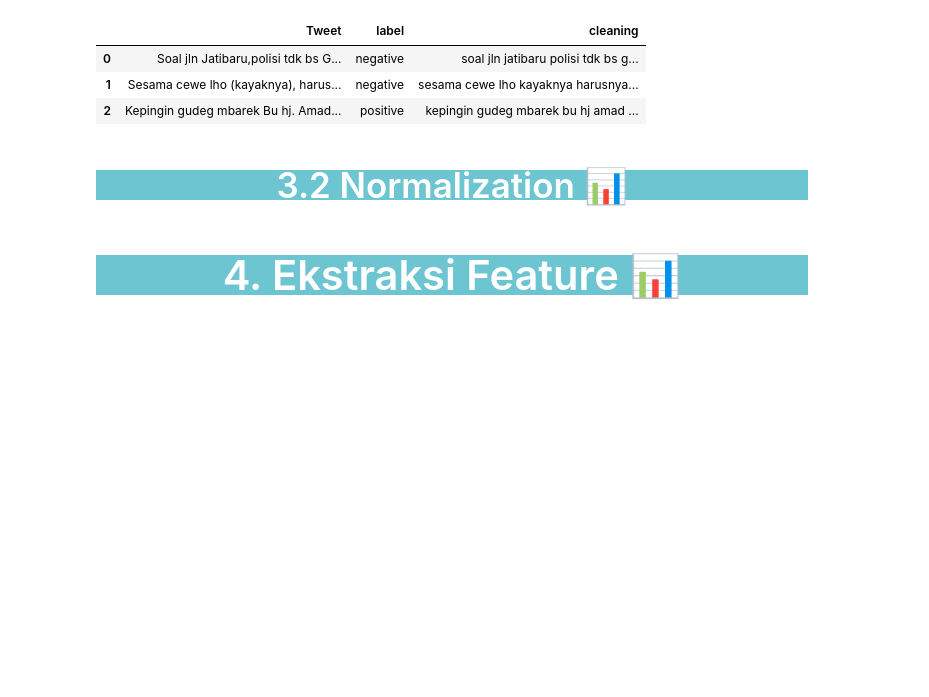
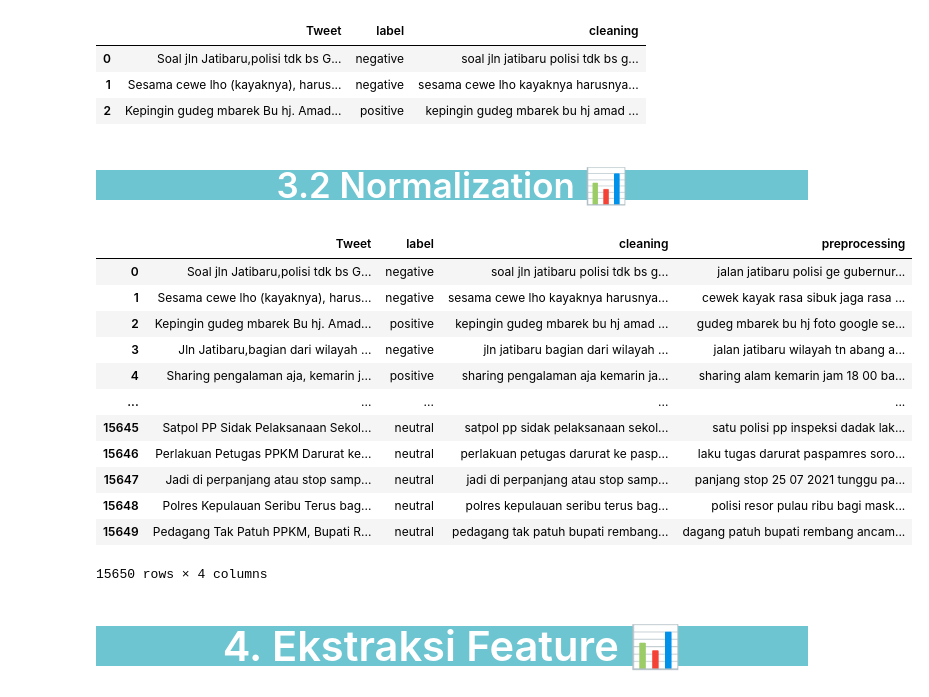
Before and after one commit to rizkyyanuark/Sentiment-Analysis-KIPK-based-Tweets-from-X, a Jupyter notebook: Sentiment_Analisis_Program_KIPK_Glove.ipynb, the cells around one changed output. Saved outputs shown, nothing was run; the diff lists cells and outputs as text; code cells hidden in the pictures; blank space fills up the shorter version.

```diff
--- a/Sentiment_Analisis_Program_KIPK_Glove.ipynb
+++ b/Sentiment_Analisis_Program_KIPK_Glove.ipynb
@@ -405,40 +402,54 @@ def transform_emoticons(text):
     text = text.replace(":\"))", "<menangis bahagia>")
     text = text.replace(":\")", "<menangis bahagia>")
     text = text.replace(":\"", "<menangis sedih>")
     text = text.replace(":\"D", "<menangis bahagia>")
     text = text.replace("TT", "<menangis sedih>")
     return text
 
 def normalize_alay(text):
     return ' '.join([kamus_alay_map[word] if word in kamus_alay_map else word for word in text.split(' ')])
 
 def normalize_singkatan(text):
     return ' '.join([kamus_singkatan_map[word] if word in kamus_singkatan_map else word for word in text.split(' ')])
 
 def remove_stopword(text):
     text = ' '.join([ ' ' if word in stopword_bahasa.ada.values else word for word in text.split(' ')])
     text = re.sub('  +', ' ', text) # Remove extra spaces
     text = text.strip()
     return text
 
 def stemming(text_cleaning):
-  factory = StemmerFactory()
-  stemmer = factory.create_stemmer()
-  do = []
-  for w in text_cleaning:
-    dt = stemmer.stem(w)
-    do.append(dt)
-  return do
+    factory = StemmerFactory()
+    stemmer = factory.create_stemmer()
+    do = []
+    for w in text_cleaning:
+        dt = stemmer.stem(w)
+        do.append(dt)
+    return ' '.join(do)
 # Modified clean_text function that calls preprocessing functions from previous script
 def preprocess(text):
     text = normalize_alay(text) # Normalize text using alay_dict_map
     text = normalize_singkatan(text) # Normalize text using alay_dict_map2
     text = remove_stopword(text) # Remove stopwords from text
     text = tokenizingText(text)
     text = stemming(text)
     return text
 df['preprocessing'] = df['cleaning'].apply(preprocess)
 df
+# %% [output]
+|  | Tweet | label | cleaning | preprocessing |
+| 0 | Soal jln Jatibaru,polisi tdk bs G... | negative | soal jln jatibaru polisi tdk bs g... | jalan jatibaru polisi ge gubernur... |
+| 1 | Sesama cewe lho (kayaknya), harus... | negative | sesama cewe lho kayaknya harusnya... | cewek kayak rasa sibuk jaga rasa ... |
+| 2 | Kepingin gudeg mbarek Bu hj. Amad... | positive | kepingin gudeg mbarek bu hj amad ... | gudeg mbarek bu hj foto google se... |
+| 3 | Jln Jatibaru,bagian dari wilayah ... | negative | jln jatibaru bagian dari wilayah ... | jalan jatibaru wilayah tn abang a... |
+| 4 | Sharing pengalaman aja, kemarin j... | positive | sharing pengalaman aja kemarin ja... | sharing alam kemarin jam 18 00 ba... |
+| ... | ... | ... | ... | ... |
+| 15645 | Satpol PP Sidak Pelaksanaan Sekol... | neutral | satpol pp sidak pelaksanaan sekol... | satu polisi pp inspeksi dadak lak... |
+| 15646 | Perlakuan Petugas PPKM Darurat ke... | neutral | perlakuan petugas darurat ke pasp... | laku tugas darurat paspamres soro... |
+| 15647 | Jadi di perpanjang atau stop samp... | neutral | jadi di perpanjang atau stop samp... | panjang stop 25 07 2021 tunggu pa... |
+| 15648 | Polres Kepulauan Seribu Terus bag... | neutral | polres kepulauan seribu terus bag... | polisi resor pulau ribu bagi mask... |
+| 15649 | Pedagang Tak Patuh PPKM, Bupati R... | neutral | pedagang tak patuh bupati rembang... | dagang patuh bupati rembang ancam... |
+15650 rows × 4 columns
 # %% [markdown]
 <a id='4'></a>
 # <p style="background-color:#6DC5D1; font-family:newtimeroman; font-size:150%; text-align:center; border-radius: 15px 50px;color:white;">4. Ekstraksi Feature 📊</p>
```
Also changed, not shown: parts of 19 cells of this notebook, 7 other files.
